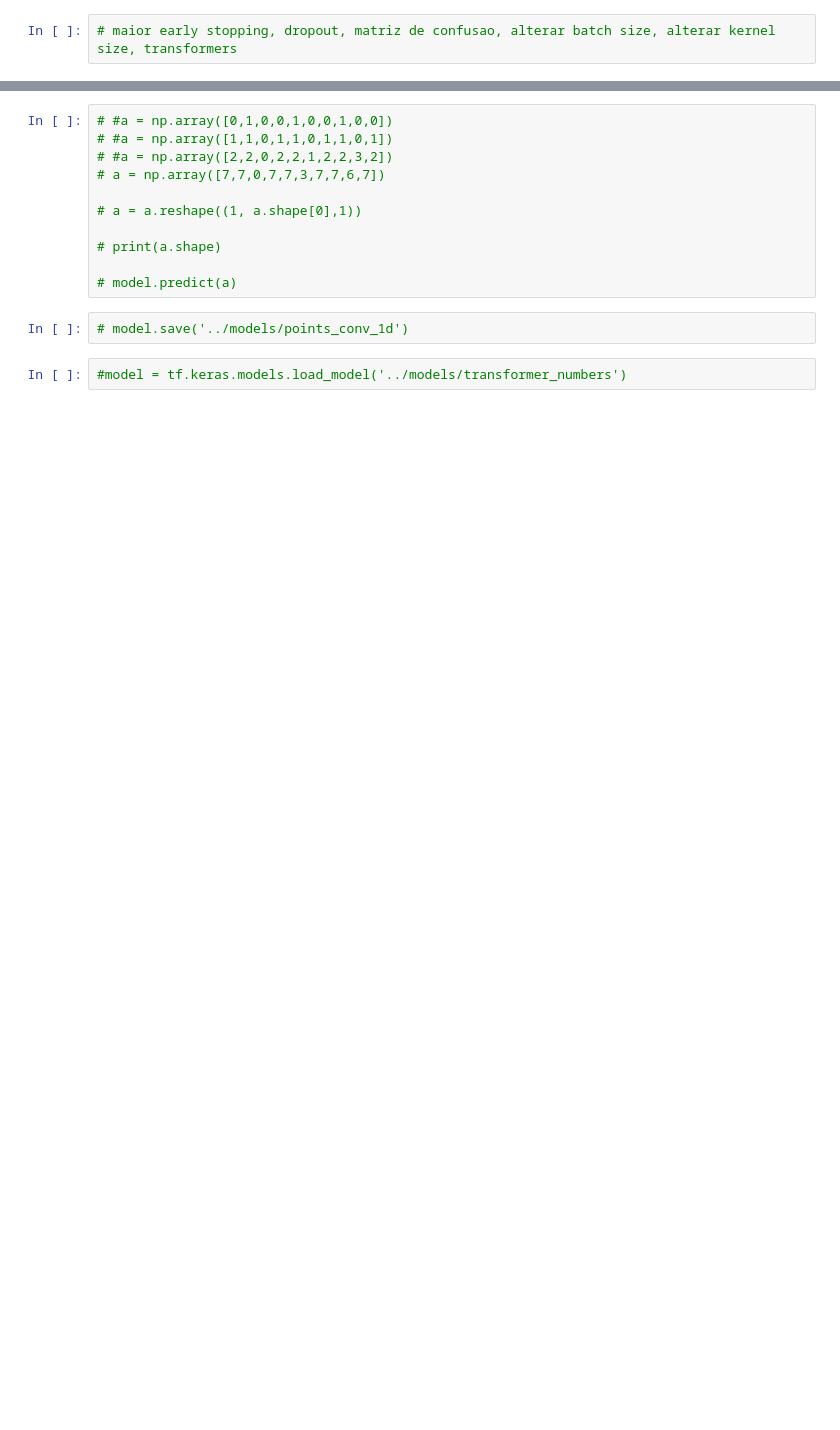
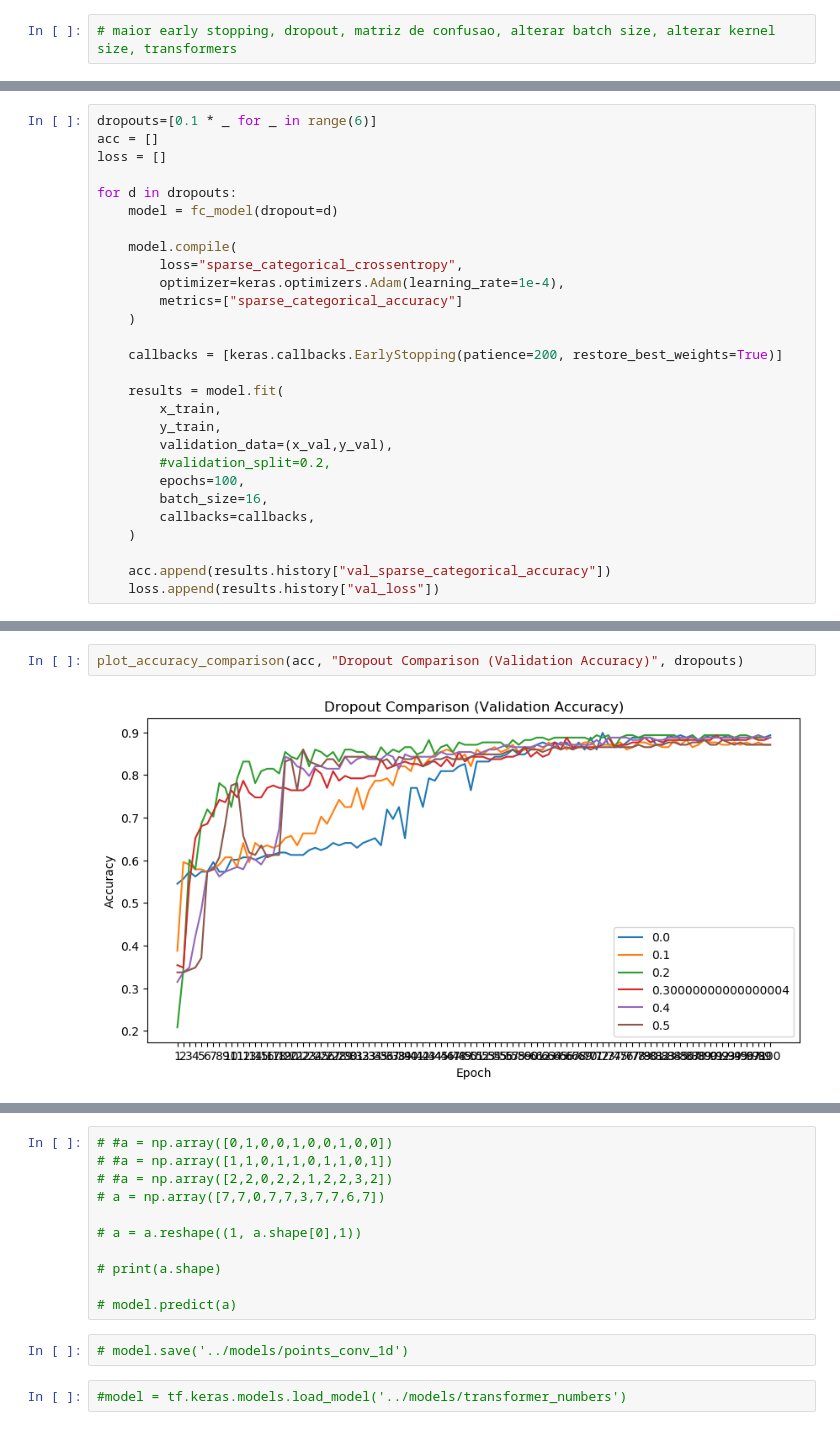
Before and after one commit to pedromiglou/MRSI_Thesis_Action_Anticipation, a Jupyter notebook: model_training/points_3blocks/points_conv_1d.ipynb, the cells around one changed output, grey strips where cells are left out. Cells and saved outputs as stored; diff of their text form; blank space fills up the shorter version.

```diff
--- a/model_training/points_3blocks/points_conv_1d.ipynb
+++ b/model_training/points_3blocks/points_conv_1d.ipynb
@@ -223,0 +143,28 @@ plot_confusion_matrix(y_test, y_pred)
+# %%
+dropouts=[0.1 * _ for _ in range(6)]
+acc = []
+loss = []
+
+for d in dropouts:
+    model = fc_model(dropout=d)
+
+    model.compile(
+        loss="sparse_categorical_crossentropy",
+        optimizer=keras.optimizers.Adam(learning_rate=1e-4),
+        metrics=["sparse_categorical_accuracy"]
+    )
+
+    callbacks = [keras.callbacks.EarlyStopping(patience=200, restore_best_weights=True)]
+
+    results = model.fit(
+        x_train,
+        y_train,
+        validation_data=(x_val,y_val),
+        #validation_split=0.2,
+        epochs=100,
+        batch_size=16,
+        callbacks=callbacks,
+    )
+
+    acc.append(results.history["val_sparse_categorical_accuracy"])
+    loss.append(results.history["val_loss"])
@@ -223,0 +189,4 @@ plot_confusion_matrix(y_test, y_pred)
+# %%
+plot_accuracy_comparison(acc, "Dropout Comparison (Validation Accuracy)", dropouts)
+# %% [output]
+[figure, added]
```
Also changed, not shown: parts of 13 cells of this notebook, 3 other files.
